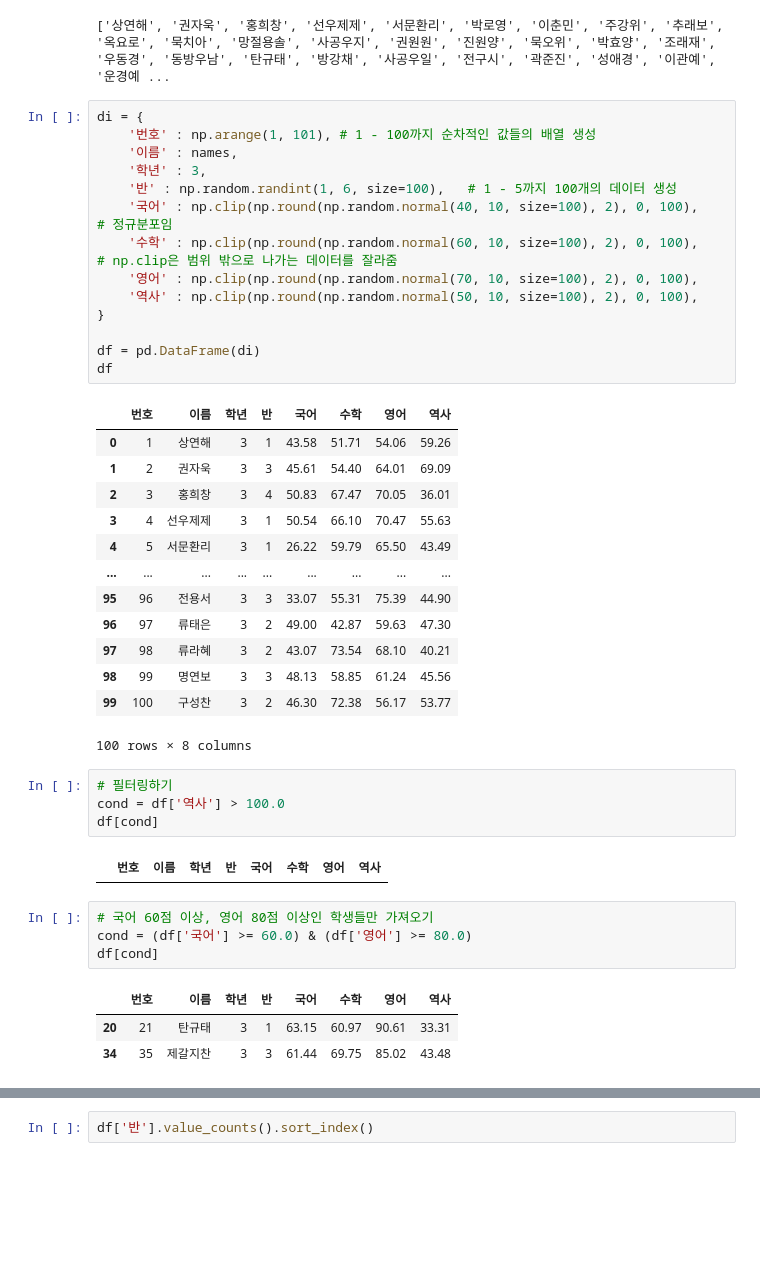
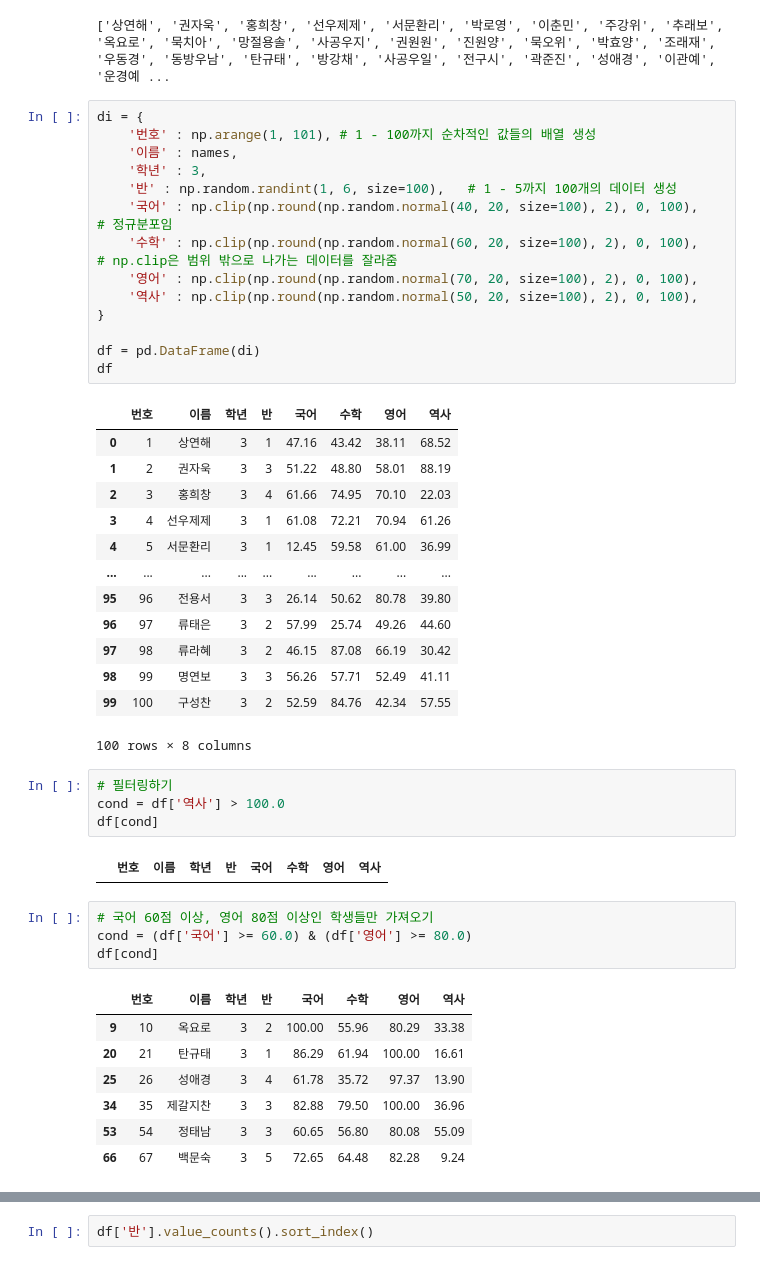
Before and after one commit to jayfromkorea/AICE, a Jupyter notebook: AICE/score_test.ipynb, the cells around one changed output, grey strips where cells are left out. Drawn from its saved outputs; the diff is of its cells as text; blank space fills up the shorter version.

```diff
--- a/AICE/score_test.ipynb
+++ b/AICE/score_test.ipynb
@@ -47,30 +47,30 @@ print(names)
 # %%
 di = {
     '번호' : np.arange(1, 101), # 1 - 100까지 순차적인 값들의 배열 생성
     '이름' : names,
     '학년' : 3,
     '반' : np.random.randint(1, 6, size=100),   # 1 - 5까지 100개의 데이터 생성
-    '국어' : np.clip(np.round(np.random.normal(40, 10, size=100), 2), 0, 100),    # 정규분포임
-    '수학' : np.clip(np.round(np.random.normal(60, 10, size=100), 2), 0, 100),    # np.clip은 범위 밖으로 나가는 데이터를 잘라줌
-    '영어' : np.clip(np.round(np.random.normal(70, 10, size=100), 2), 0, 100),
-    '역사' : np.clip(np.round(np.random.normal(50, 10, size=100), 2), 0, 100),
+    '국어' : np.clip(np.round(np.random.normal(40, 20, size=100), 2), 0, 100),    # 정규분포임
+    '수학' : np.clip(np.round(np.random.normal(60, 20, size=100), 2), 0, 100),    # np.clip은 범위 밖으로 나가는 데이터를 잘라줌
+    '영어' : np.clip(np.round(np.random.normal(70, 20, size=100), 2), 0, 100),
+    '역사' : np.clip(np.round(np.random.normal(50, 20, size=100), 2), 0, 100),
 }
 
 df = pd.DataFrame(di)
 df
 # %% [output]
 |  | 번호 | 이름 | 학년 | 반 | 국어 | 수학 | 영어 | 역사 |
-| 0 | 1 | 상연해 | 3 | 1 | 43.58 | 51.71 | 54.06 | 59.26 |
-| 1 | 2 | 권자욱 | 3 | 3 | 45.61 | 54.40 | 64.01 | 69.09 |
-| 2 | 3 | 홍희창 | 3 | 4 | 50.83 | 67.47 | 70.05 | 36.01 |
-| 3 | 4 | 선우제제 | 3 | 1 | 50.54 | 66.10 | 70.47 | 55.63 |
-| 4 | 5 | 서문환리 | 3 | 1 | 26.22 | 59.79 | 65.50 | 43.49 |
+| 0 | 1 | 상연해 | 3 | 1 | 47.16 | 43.42 | 38.11 | 68.52 |
+| 1 | 2 | 권자욱 | 3 | 3 | 51.22 | 48.80 | 58.01 | 88.19 |
+| 2 | 3 | 홍희창 | 3 | 4 | 61.66 | 74.95 | 70.10 | 22.03 |
+| 3 | 4 | 선우제제 | 3 | 1 | 61.08 | 72.21 | 70.94 | 61.26 |
+| 4 | 5 | 서문환리 | 3 | 1 | 12.45 | 59.58 | 61.00 | 36.99 |
 | ... | ... | ... | ... | ... | ... | ... | ... | ... |
-| 95 | 96 | 전용서 | 3 | 3 | 33.07 | 55.31 | 75.39 | 44.90 |
-| 96 | 97 | 류태은 | 3 | 2 | 49.00 | 42.87 | 59.63 | 47.30 |
-| 97 | 98 | 류라혜 | 3 | 2 | 43.07 | 73.54 | 68.10 | 40.21 |
-| 98 | 99 | 명연보 | 3 | 3 | 48.13 | 58.85 | 61.24 | 45.56 |
-| 99 | 100 | 구성찬 | 3 | 2 | 46.30 | 72.38 | 56.17 | 53.77 |
+| 95 | 96 | 전용서 | 3 | 3 | 26.14 | 50.62 | 80.78 | 39.80 |
+| 96 | 97 | 류태은 | 3 | 2 | 57.99 | 25.74 | 49.26 | 44.60 |
+| 97 | 98 | 류라혜 | 3 | 2 | 46.15 | 87.08 | 66.19 | 30.42 |
+| 98 | 99 | 명연보 | 3 | 3 | 56.26 | 57.71 | 52.49 | 41.11 |
+| 99 | 100 | 구성찬 | 3 | 2 | 52.59 | 84.76 | 42.34 | 57.55 |
 100 rows × 8 columns
 # %%
 # 필터링하기
@@ -84,8 +84,12 @@ cond = (df['국어'] >= 60.0) & (df['영어'] >= 80.0)
 df[cond]
 # %% [output]
 |  | 번호 | 이름 | 학년 | 반 | 국어 | 수학 | 영어 | 역사 |
-| 20 | 21 | 탄규태 | 3 | 1 | 63.15 | 60.97 | 90.61 | 33.31 |
-| 34 | 35 | 제갈지찬 | 3 | 3 | 61.44 | 69.75 | 85.02 | 43.48 |
+| 9 | 10 | 옥요로 | 3 | 2 | 100.00 | 55.96 | 80.29 | 33.38 |
+| 20 | 21 | 탄규태 | 3 | 1 | 86.29 | 61.94 | 100.00 | 16.61 |
+| 25 | 26 | 성애경 | 3 | 4 | 61.78 | 35.72 | 97.37 | 13.90 |
+| 34 | 35 | 제갈지찬 | 3 | 3 | 82.88 | 79.50 | 100.00 | 36.96 |
+| 53 | 54 | 정태남 | 3 | 3 | 60.65 | 56.80 | 80.08 | 55.09 |
+| 66 | 67 | 백문숙 | 3 | 5 | 72.65 | 64.48 | 82.28 | 9.24 |
 # %%
 # 데이터 추가하기
 # 총점이라는 데이터를 생성하여 컬럼을 추가함
```
Also changed, not shown: parts of 35 cells of this notebook, 1 other file.
